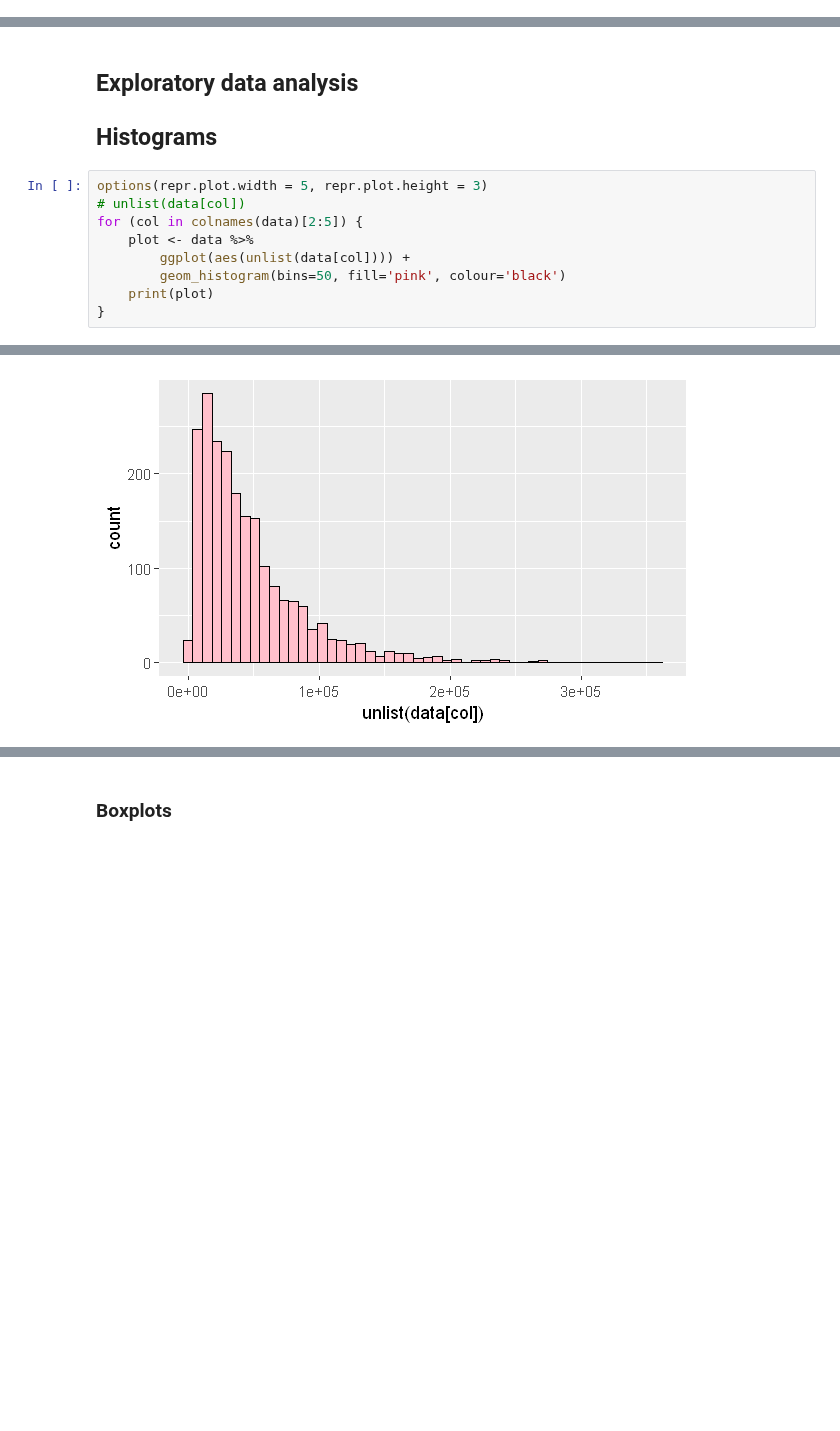
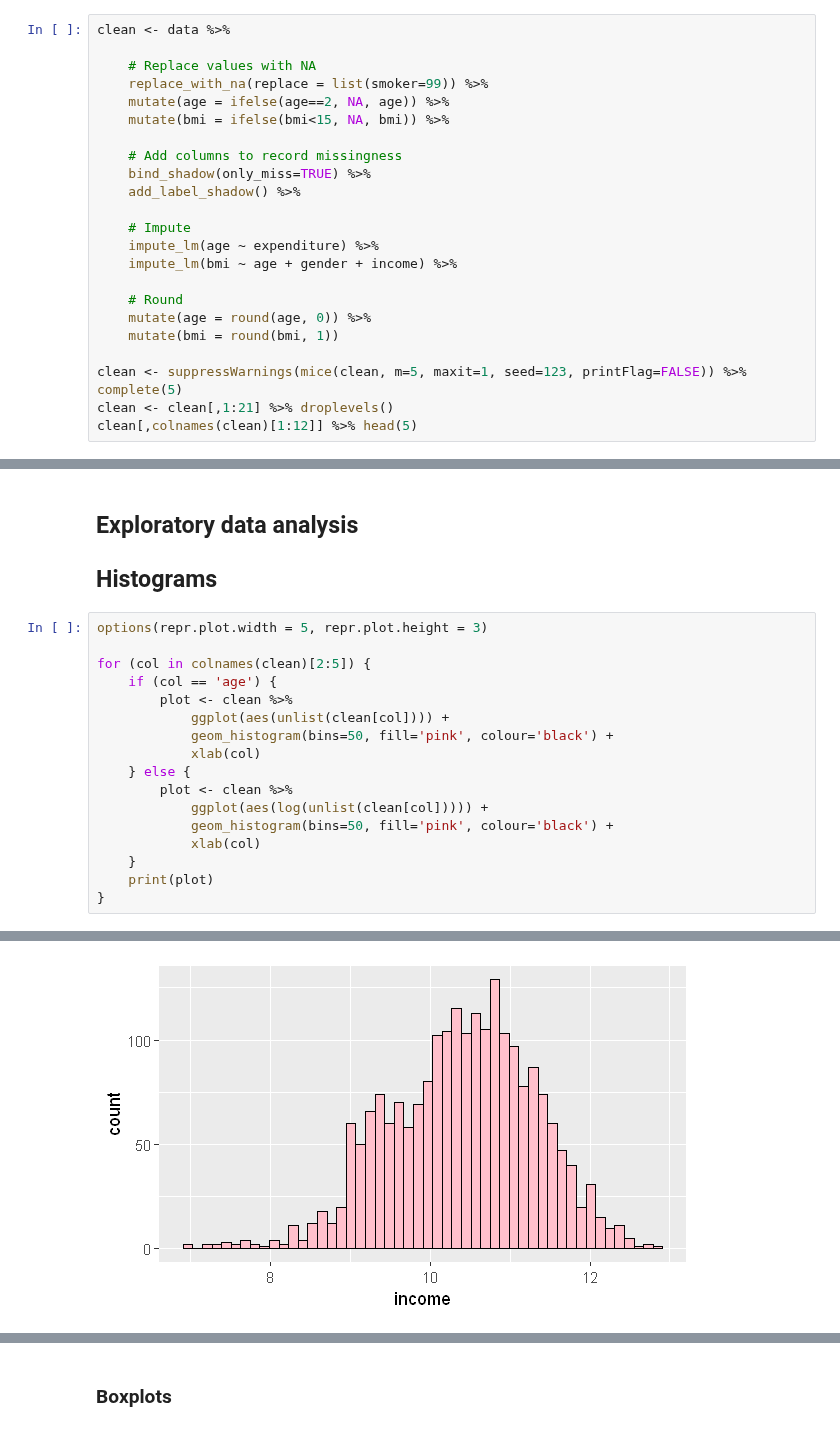
Before and after one commit to LanceWhitehorn/ACST4005, a Jupyter notebook: assignment/Assignment.ipynb, the cells around one changed output, grey strips where cells are left out. Cells and saved outputs as stored; diff of their text form; blank space fills up the shorter version.

Commit message:
Assignment - Removed duplicated rows, imputed unreasonable/missing values, plotted histograms and box plots for all relevant variables

```diff
--- a/assignment/Assignment.ipynb
+++ b/assignment/Assignment.ipynb
@@ -122,0 +135,23 @@ data %>% filter(bmi<15)
+# %%
+clean <- data %>%
+
+    # Replace values with NA
+    replace_with_na(replace = list(smoker=99)) %>%
+    mutate(age = ifelse(age==2, NA, age)) %>%
+    mutate(bmi = ifelse(bmi<15, NA, bmi)) %>%
+
+    # Add columns to record missingness
+    bind_shadow(only_miss=TRUE) %>%
+    add_label_shadow() %>%
+
+    # Impute
+    impute_lm(age ~ expenditure) %>%
+    impute_lm(bmi ~ age + gender + income) %>%
+
+    # Round
+    mutate(age = round(age, 0)) %>%
+    mutate(bmi = round(bmi, 1))
+
+clean <- suppressWarnings(mice(clean, m=5, maxit=1, seed=123, printFlag=FALSE)) %>% complete(5)
+clean <- clean[,1:21] %>% droplevels()
+clean[,colnames(clean)[1:12]] %>% head(5)
@@ -126,11 +168,19 @@ data %>% filter(bmi<15)
 ## Histograms
 # %%
 options(repr.plot.width = 5, repr.plot.height = 3)
-# unlist(data[col])
-for (col in colnames(data)[2:5]) {
-    plot <- data %>%
-        ggplot(aes(unlist(data[col]))) +
-        geom_histogram(bins=50, fill='pink', colour='black')
+
+for (col in colnames(clean)[2:5]) {
+    if (col == 'age') {
+        plot <- clean %>%
+            ggplot(aes(unlist(clean[col]))) +
+            geom_histogram(bins=50, fill='pink', colour='black') +
+            xlab(col)
+    } else {
+        plot <- clean %>%
+            ggplot(aes(log(unlist(clean[col])))) +
+            geom_histogram(bins=50, fill='pink', colour='black') +
+            xlab(col)
+    }
     print(plot)
 }
 # %% [output]
@@ -138 +188 @@ for (col in colnames(data)[2:5]) {
-[figure, old version]
+[figure, new version]
```
Also changed, not shown: parts of 17 cells of this notebook.
